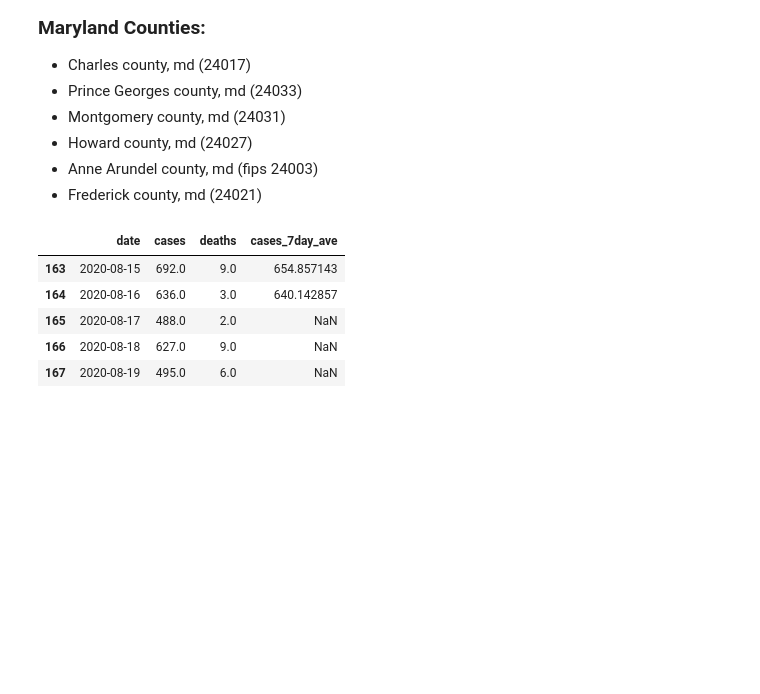
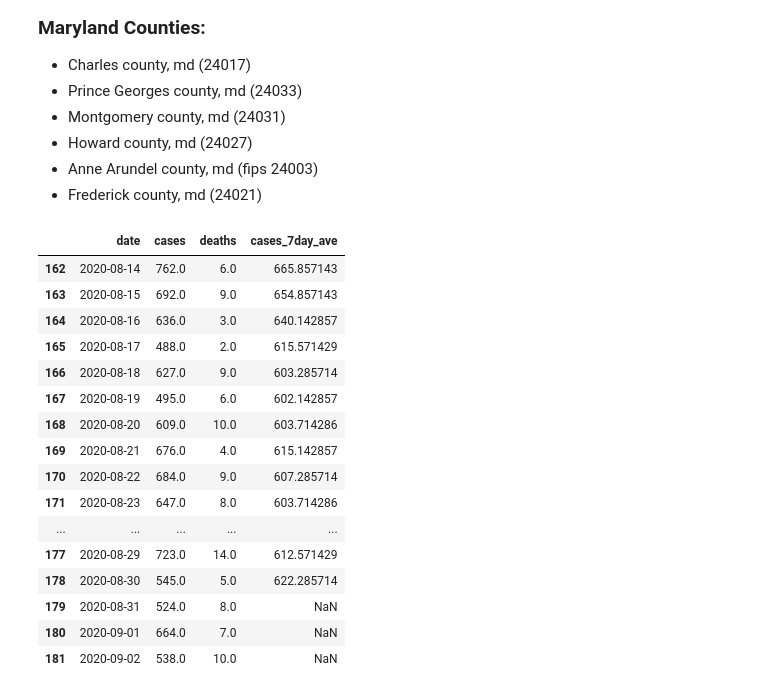
Before and after one commit to thegrumpygator/cotrendmap, a Jupyter notebook: code/weekly-case-trend.ipynb, the cells around one changed output. Saved outputs shown, nothing was run; the diff lists cells and outputs as text; code cells hidden in the pictures; blank space fills up the shorter version.

```diff
--- a/code/weekly-case-trend.ipynb
+++ b/code/weekly-case-trend.ipynb
@@ -27,9 +27,11 @@ path_covid_data_us_counties_1 = datapath / 'covid-19-data-20200706' / 'us-counti
 path_covid_data_us_counties_2 = datapath / 'covid-19-data-20200720' / 'us-counties.csv'
 path_covid_data_us_counties_3 = datapath / 'covid-19-data-20200813' / 'us-counties.csv'
 path_covid_data_us_counties_4 = datapath / 'covid-19-data-20200820' / 'us-counties.csv'
+path_covid_data_us_counties_5 = datapath / 'covid-19-data-20200827' / 'us-counties.csv'
+path_covid_data_us_counties_6 = datapath / 'covid-19-data-20200903' / 'us-counties.csv'
 
 ### Update this line
-county_data_path = path_covid_data_us_counties_4
+county_data_path = path_covid_data_us_counties_6
 
 df_covid_data_us_counties = pd.read_csv(county_data_path)
 # %% [markdown]
@@ -78,18 +80,29 @@ list_fips_metrodc = list_fips_va + list_fips_dc + list_fips_md
 # %%
 df_covid_data_metrodc = df_covid_data_us_counties[df_covid_data_us_counties.fips.isin(list_fips_metrodc)]
 
 df_covid_data_metrodc_bydate_diff = df_covid_data_metrodc.groupby(['date'])['cases', 'deaths'].agg('sum').diff().reset_index()
 
 df_covid_data_metrodc_bydate_diff['cases_7day_ave'] = df_covid_data_metrodc_bydate_diff.cases.rolling(7).mean().shift(-3)
 
-df_covid_data_metrodc_bydate_diff.tail()
+df_covid_data_metrodc_bydate_diff.tail(20)
 # %% [output]
 |  | date | cases | deaths | cases_7day_ave |
+| 162 | 2020-08-14 | 762.0 | 6.0 | 665.857143 |
 | 163 | 2020-08-15 | 692.0 | 9.0 | 654.857143 |
 | 164 | 2020-08-16 | 636.0 | 3.0 | 640.142857 |
-| 165 | 2020-08-17 | 488.0 | 2.0 | NaN |
-| 166 | 2020-08-18 | 627.0 | 9.0 | NaN |
-| 167 | 2020-08-19 | 495.0 | 6.0 | NaN |
+| 165 | 2020-08-17 | 488.0 | 2.0 | 615.571429 |
+| 166 | 2020-08-18 | 627.0 | 9.0 | 603.285714 |
+| 167 | 2020-08-19 | 495.0 | 6.0 | 602.142857 |
+| 168 | 2020-08-20 | 609.0 | 10.0 | 603.714286 |
+| 169 | 2020-08-21 | 676.0 | 4.0 | 615.142857 |
+| 170 | 2020-08-22 | 684.0 | 9.0 | 607.285714 |
+| 171 | 2020-08-23 | 647.0 | 8.0 | 603.714286 |
+| ... | ... | ... | ... | ... |
+| 177 | 2020-08-29 | 723.0 | 14.0 | 612.571429 |
+| 178 | 2020-08-30 | 545.0 | 5.0 | 622.285714 |
+| 179 | 2020-08-31 | 524.0 | 8.0 | NaN |
+| 180 | 2020-09-01 | 664.0 | 7.0 | NaN |
+| 181 | 2020-09-02 | 538.0 | 10.0 | NaN |
 # %%
 # bigger plot elements suitable for giving talks
 #sns.set_context("talk")
```
Also changed, not shown: parts of 1 cell of this notebook, 39 other files.
